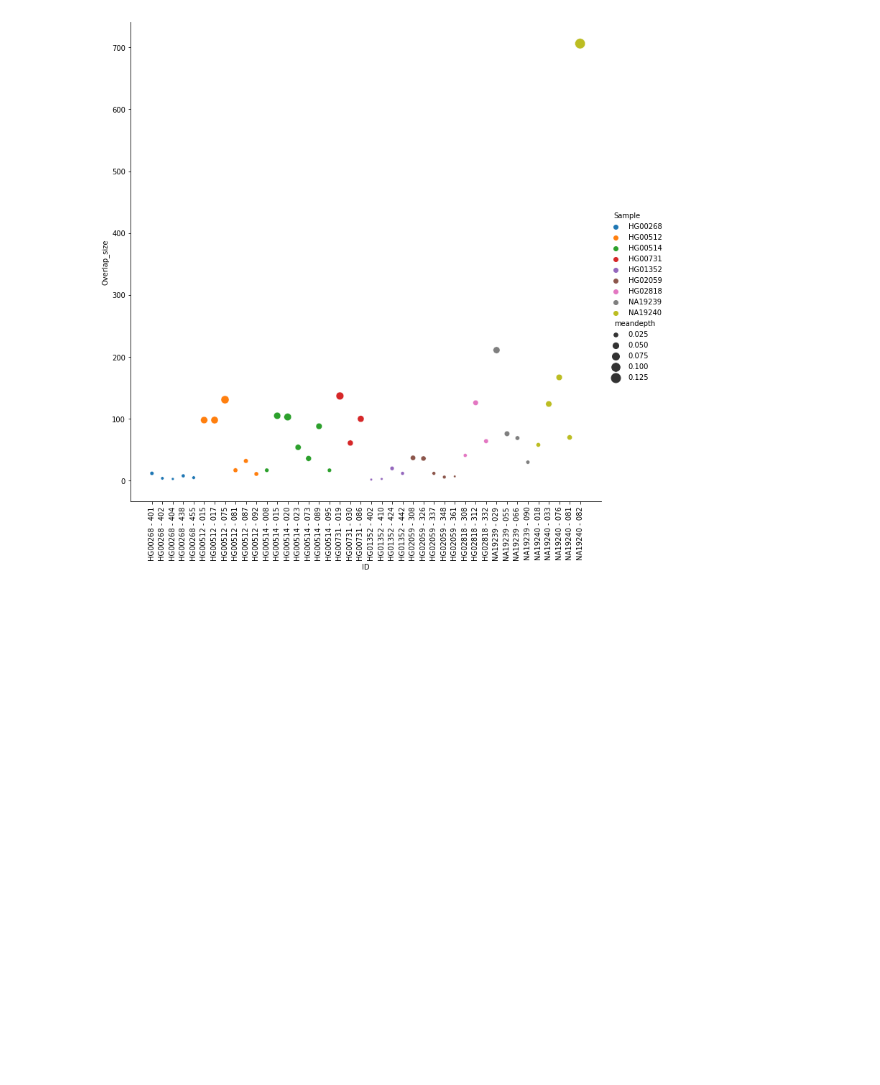
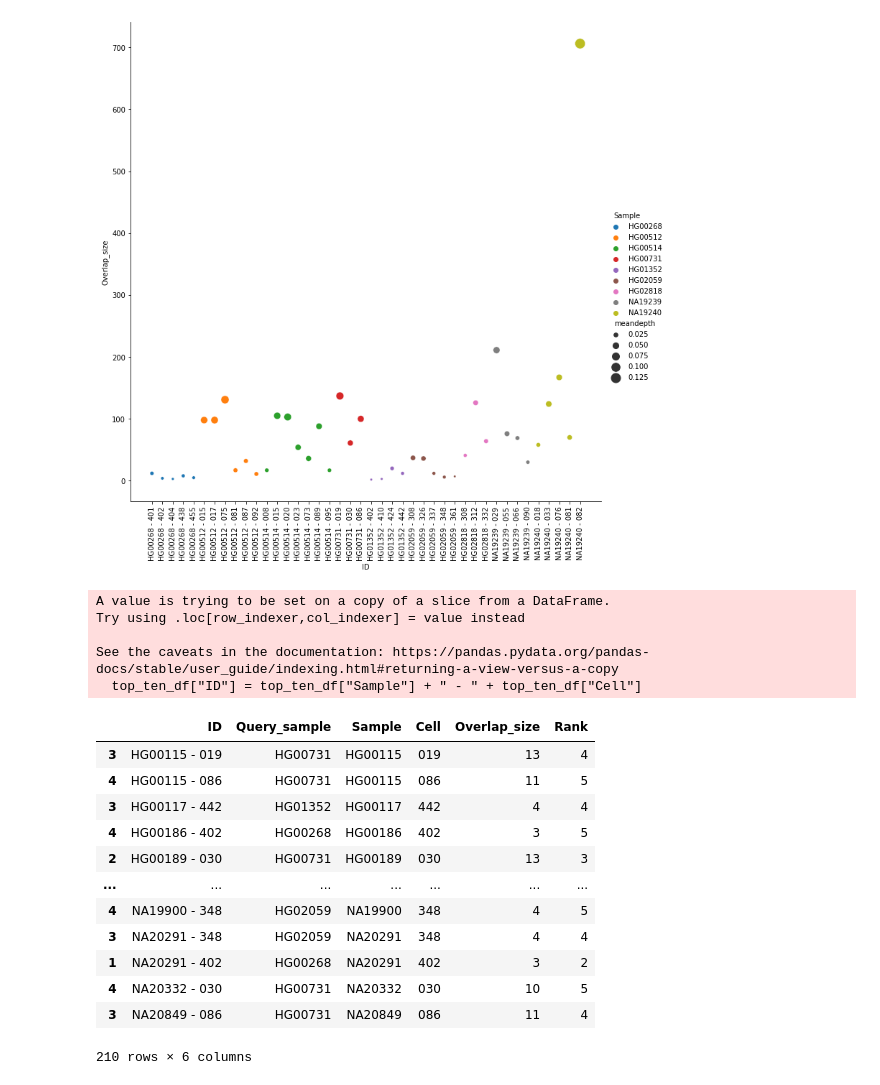
Before and after one commit to weber8thomas/pooled-strandseq-demultiplexing, a Jupyter notebook: notebooks/final_analysis.ipynb, the cells around one changed output. Saved outputs shown, nothing was run; the diff lists cells and outputs as text; code cells hidden in the pictures; blank space fills up the shorter version.

```diff
--- a/notebooks/final_analysis.ipynb
+++ b/notebooks/final_analysis.ipynb
@@ -210,3 +193,30 @@ for ax in sns.relplot(data=equal_df, x="ID", y="Overlap_size", hue="Sample", siz
     ax.set_xticklabels(ax.get_xticklabels(), rotation=90)
 # %% [output]
 [figure]
+# %%
+top_ten_df = concat_df.loc[concat_df["Rank"] <= 5]
+#top_ten_df = pd.merge(top_ten_df, snp_df, on=["Sample", "Cell"])
+#top_ten_df = pd.merge(top_ten_df, coverage_df_summary, on=["Sample", "Cell"])
+top_ten_df["ID"] = top_ten_df["Sample"] + " - " + top_ten_df["Cell"]
+top_ten_df = top_ten_df.sort_values(by="ID")
+top_ten_df = top_ten_df[["ID", "Query_sample", "Sample", "Cell", "Overlap_size", "Rank",]]
+top_ten_df
+# %% [output]
+A value is trying to be set on a copy of a slice from a DataFrame.
+Try using .loc[row_indexer,col_indexer] = value instead
+
+See the caveats in the documentation: https://pandas.pydata.org/pandas-docs/stable/user_guide/indexing.html#returning-a-view-versus-a-copy
+  top_ten_df["ID"] = top_ten_df["Sample"] + " - " + top_ten_df["Cell"]
+|  | ID | Query_sample | Sample | Cell | Overlap_size | Rank |
+| 3 | HG00115 - 019 | HG00731 | HG00115 | 019 | 13 | 4 |
+| 4 | HG00115 - 086 | HG00731 | HG00115 | 086 | 11 | 5 |
+| 3 | HG00117 - 442 | HG01352 | HG00117 | 442 | 4 | 4 |
+| 4 | HG00186 - 402 | HG00268 | HG00186 | 402 | 3 | 5 |
+| 2 | HG00189 - 030 | HG00731 | HG00189 | 030 | 13 | 3 |
+| ... | ... | ... | ... | ... | ... | ... |
+| 4 | NA19900 - 348 | HG02059 | NA19900 | 348 | 4 | 5 |
+| 3 | NA20291 - 348 | HG02059 | NA20291 | 348 | 4 | 4 |
+| 1 | NA20291 - 402 | HG00268 | NA20291 | 402 | 3 | 2 |
+| 4 | NA20332 - 030 | HG00731 | NA20332 | 030 | 10 | 5 |
+| 3 | NA20849 - 086 | HG00731 | NA20849 | 086 | 11 | 4 |
+210 rows × 6 columns
```
Also changed, not shown: parts of 4 cells of this notebook, 8 other files.
